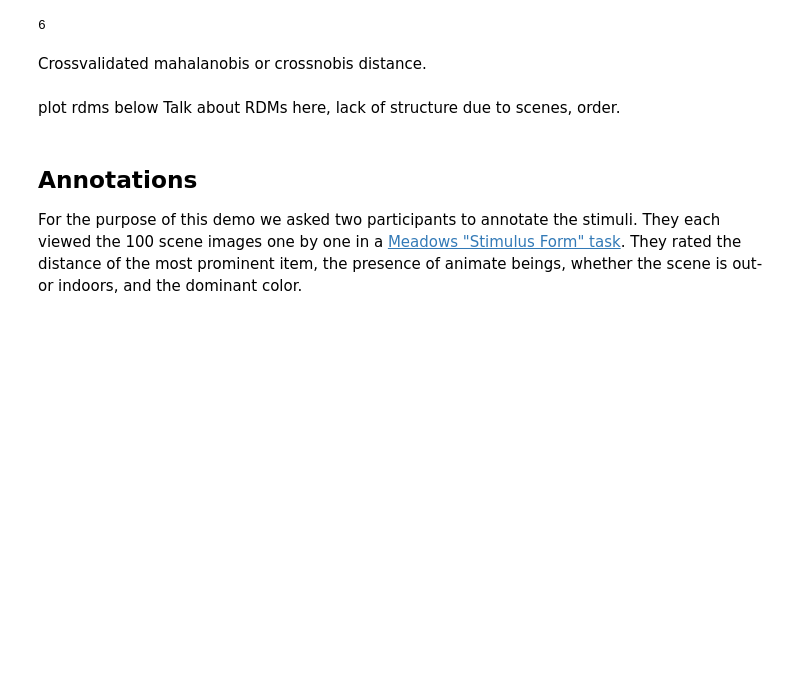
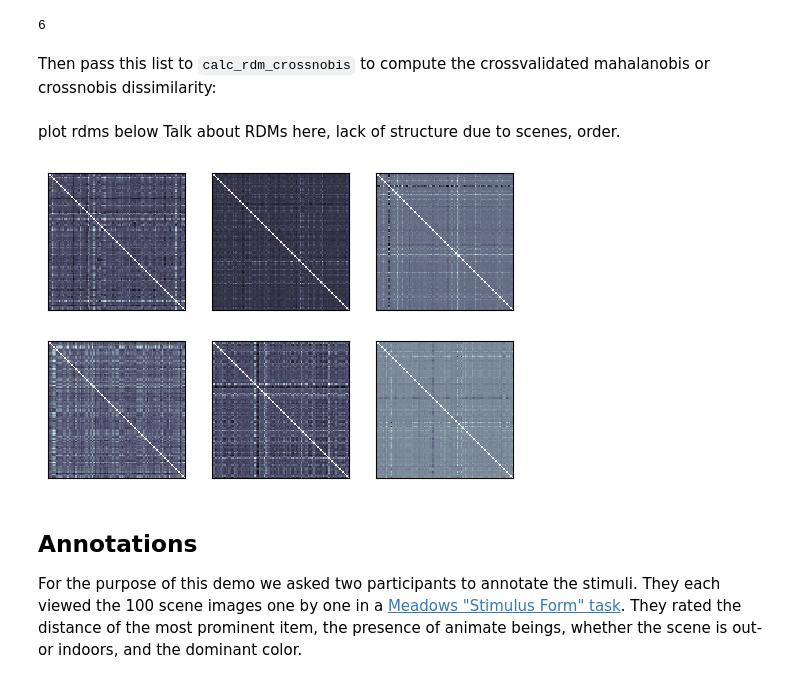
Before and after one commit to rsagroup/rsatoolbox, a Jupyter notebook: demos/demo_eeg.ipynb, the cells around one changed output. Cells and saved outputs as stored; diff of their text form; code cells hidden in the pictures; blank space fills up the shorter version.

Commit message:
eeg demo: plot data rdms

```diff
--- a/demos/demo_eeg.ipynb
+++ b/demos/demo_eeg.ipynb
@@ -147,10 +148,11 @@ subject_datasets = dataset_window_flat.split_obs(by='sub')
 len(subject_datasets)
 # %% [output]
 6
-# %% [markdown]
-Crossvalidated mahalanobis or crossnobis distance.
+# %% [markdown]
+Then pass this list to `calc_rdm_crossnobis` to compute the crossvalidated mahalanobis or crossnobis dissimilarity:
 # %%
-data_rdms = calc_rdm_crossnobis(subject_datasets, descriptor='event', cv_descriptor='fold')
+from rsatoolbox.rdm.calc import calc_rdm
+data_rdms = calc_rdm(subject_datasets, method='crossnobis', descriptor='event', cv_descriptor='fold')
 # %% [markdown]
 plot rdms below
 Talk about RDMs here, lack of structure due to scenes, order.
@@ -159,3 +159,8 @@ Talk about RDMs here, lack of structure due to scenes, order.
+# %%
+fig, _, _ = rsatoolbox.vis.show_rdm(data_rdms)
+pyplot.show()
+# %% [output]
+[figure, added]
 # %% [markdown]
 ## Annotations
 
```
Also changed, not shown: parts of 3 cells of this notebook.
